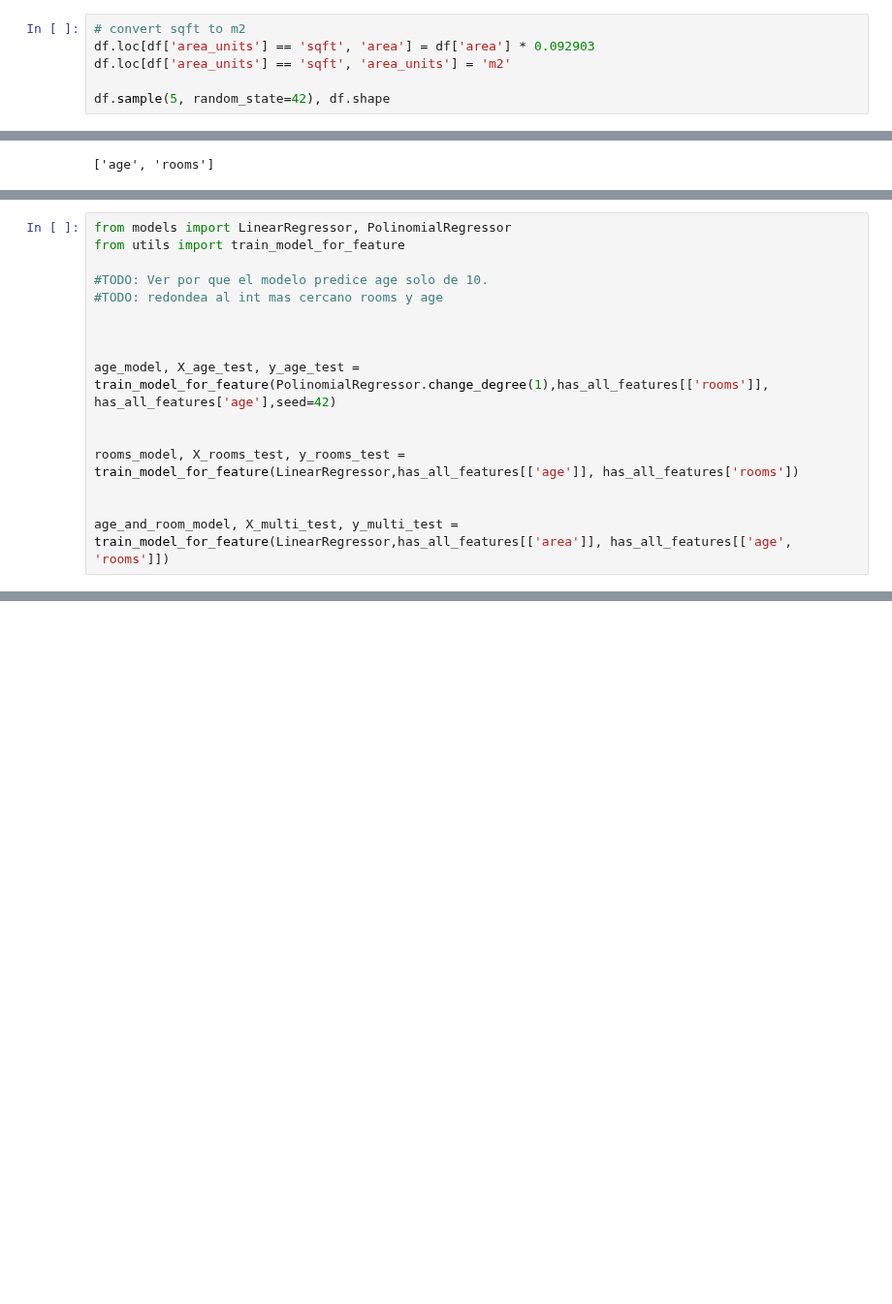
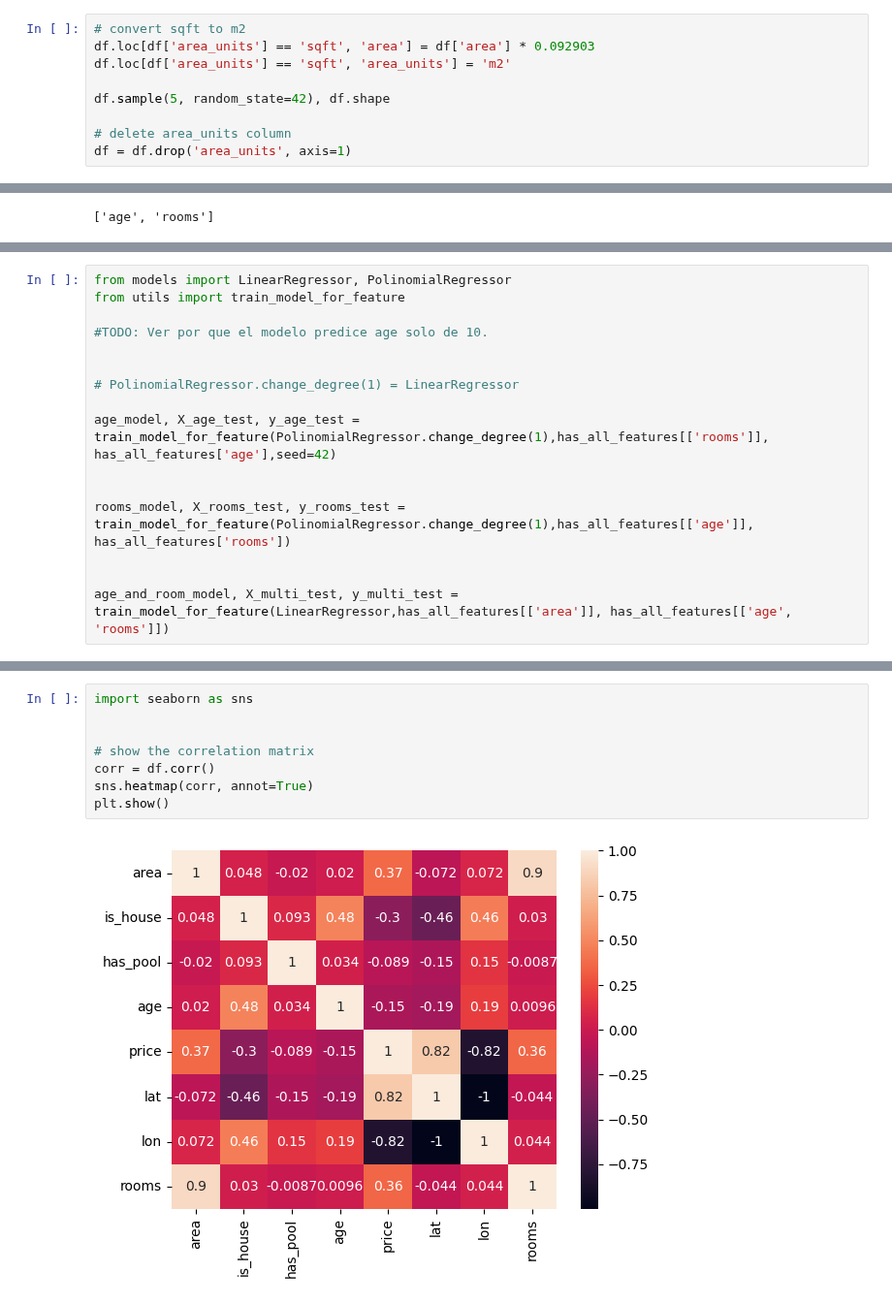
Before and after one commit to frizynn/tp1-machine-learning, a Jupyter notebook: src/Entrega_Tp1.ipynb, the cells around one changed output, grey strips where cells are left out. Shown at 97% size. Drawn from its saved outputs; the diff is of its cells as text; blank space fills up the shorter version.

```diff
--- a/src/Entrega_Tp1.ipynb
+++ b/src/Entrega_Tp1.ipynb
@@ -31,3 +38,6 @@ df.loc[df['area_units'] == 'sqft', 'area'] = df['area'] * 0.092903
 df.loc[df['area_units'] == 'sqft', 'area_units'] = 'm2'
 
 df.sample(5, random_state=42), df.shape
+
+# delete area_units column
+df = df.drop('area_units', axis=1)
@@ -68,14 +63,14 @@ from models import LinearRegressor, PolinomialRegressor
 from utils import train_model_for_feature
 
 #TODO: Ver por que el modelo predice age solo de 10.
-#TODO: redondea al int mas cercano rooms y age
 
 
+# PolinomialRegressor.change_degree(1) = LinearRegressor
 
 age_model, X_age_test, y_age_test = train_model_for_feature(PolinomialRegressor.change_degree(1),has_all_features[['rooms']], has_all_features['age'],seed=42)
 
 
-rooms_model, X_rooms_test, y_rooms_test = train_model_for_feature(LinearRegressor,has_all_features[['age']], has_all_features['rooms'])
+rooms_model, X_rooms_test, y_rooms_test = train_model_for_feature(PolinomialRegressor.change_degree(1),has_all_features[['age']], has_all_features['rooms'])
 
 
 age_and_room_model, X_multi_test, y_multi_test = train_model_for_feature(LinearRegressor,has_all_features[['area']], has_all_features[['age', 'rooms']])
@@ -116,0 +124,10 @@ All missing values have been successfully filled.
+# %%
+import seaborn as sns
+
+
+# show the correlation matrix
+corr = df.corr()
+sns.heatmap(corr, annot=True)
+plt.show()
+# %% [output]
+[figure, added]
```
Also changed, not shown: parts of 9 cells of this notebook, 2 other files.
